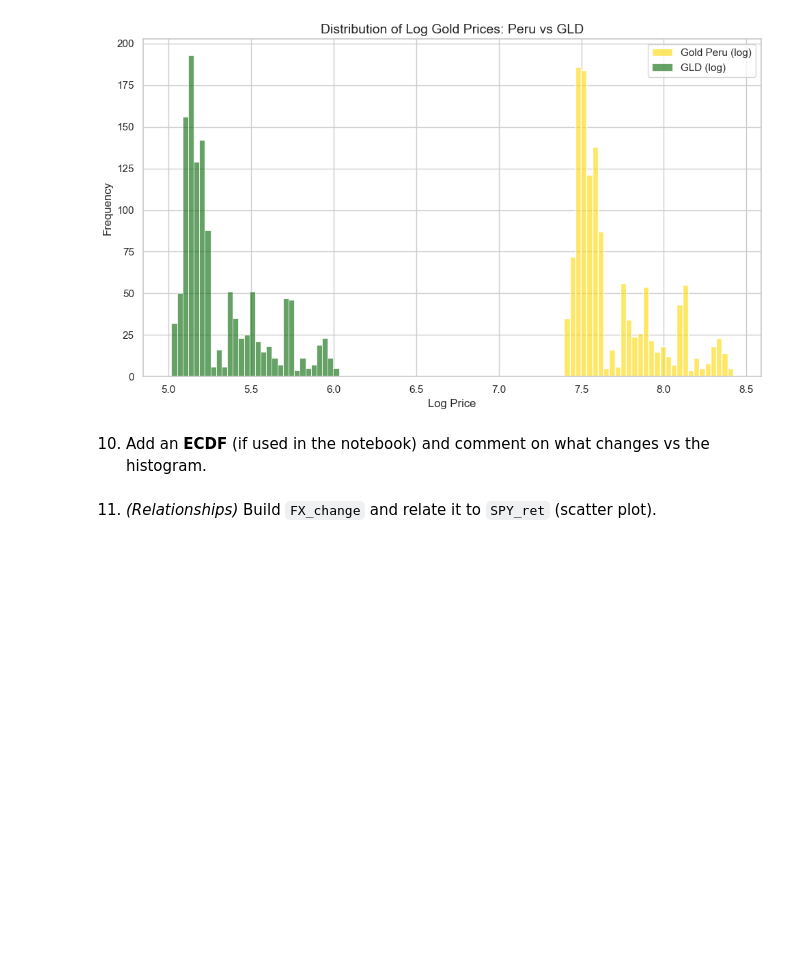
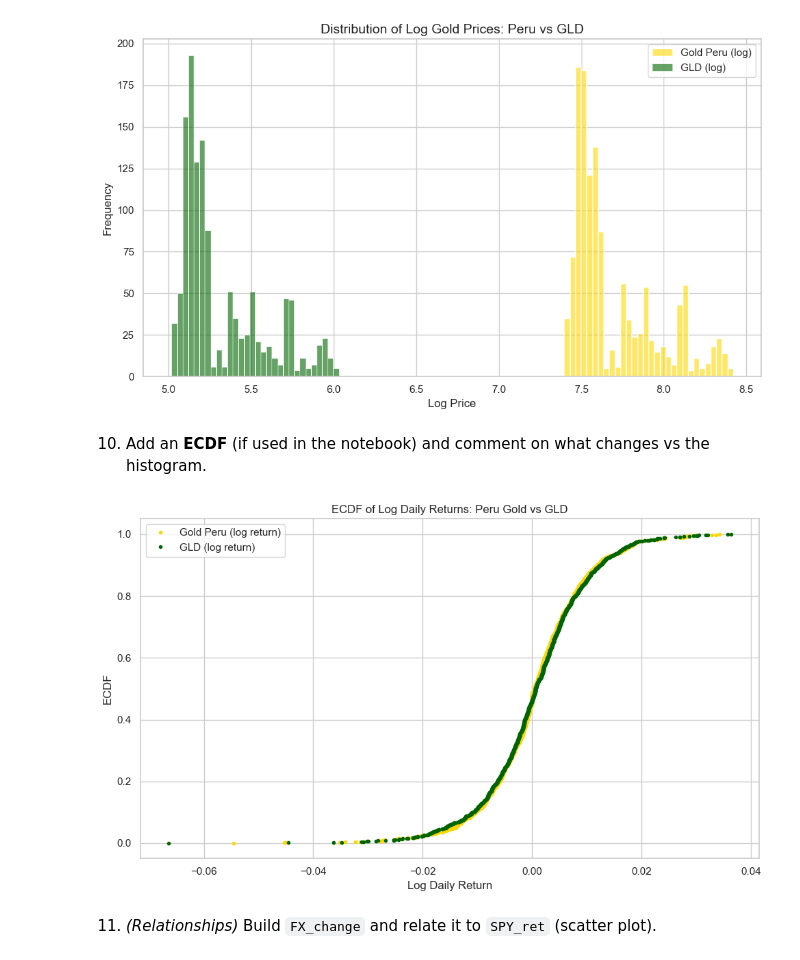
Before and after one commit to anzonyquispe/Python-for-Finance, a Jupyter notebook: homeworks/Assignment_3/Group 6.ipynb, the cells around one changed output. Drawn from its saved outputs; the diff is of its cells as text; code cells hidden in the pictures; blank space fills up the shorter version.

```diff
--- a/homeworks/Assignment_3/Group 6.ipynb
+++ b/homeworks/Assignment_3/Group 6.ipynb
@@ -388,6 +388,41 @@ plt.show()
 [figure]
 # %% [markdown]
 10. Add an **ECDF** (if used in the notebook) and comment on what changes vs the histogram.
+# %%
+# ── Calcular retornos logarítmicos ──────────────────────────────────────
+# Oro Perú
+gold_prices = df_wide_clean["gold"].dropna()
+gold_ret_log = np.log(gold_prices / gold_prices.shift(1)).dropna()
+
+# GLD
+gld_prices = df_tidy_clean.loc[df_tidy_clean["ticker"] == "GLD", "close"].dropna()
+gld_ret_log = np.log(gld_prices / gld_prices.shift(1)).dropna()
+
+# ── Función ECDF ─────────────────────────────────────────────────────────
+def ecdf(data):
+    x = np.sort(data)
+    y = np.arange(1, len(x)+1) / len(x)
+    return x, y
+
+# ── Calcular ECDFs ───────────────────────────────────────────────────────
+x_gold, y_gold = ecdf(gold_ret_log)
+x_gld, y_gld   = ecdf(gld_ret_log)
+
+# ── Graficar ─────────────────────────────────────────────────────────────
+sns.set_theme(style="whitegrid")
+plt.figure(figsize=(10,6))
+
+plt.plot(x_gold, y_gold, marker='.', linestyle='none', color='gold', label='Gold Peru (log return)')
+plt.plot(x_gld, y_gld, marker='.', linestyle='none', color='darkgreen', label='GLD (log return)')
+
+plt.xlabel("Log Daily Return")
+plt.ylabel("ECDF")
+plt.title("ECDF of Log Daily Returns: Peru Gold vs GLD")
+plt.legend()
+plt.tight_layout()
+plt.show()
+# %% [output]
+[figure, added]
 # %% [markdown]
 11. *(Relationships)* Build `FX_change` and relate it to `SPY_ret` (scatter plot).
 # %% [markdown]
```
